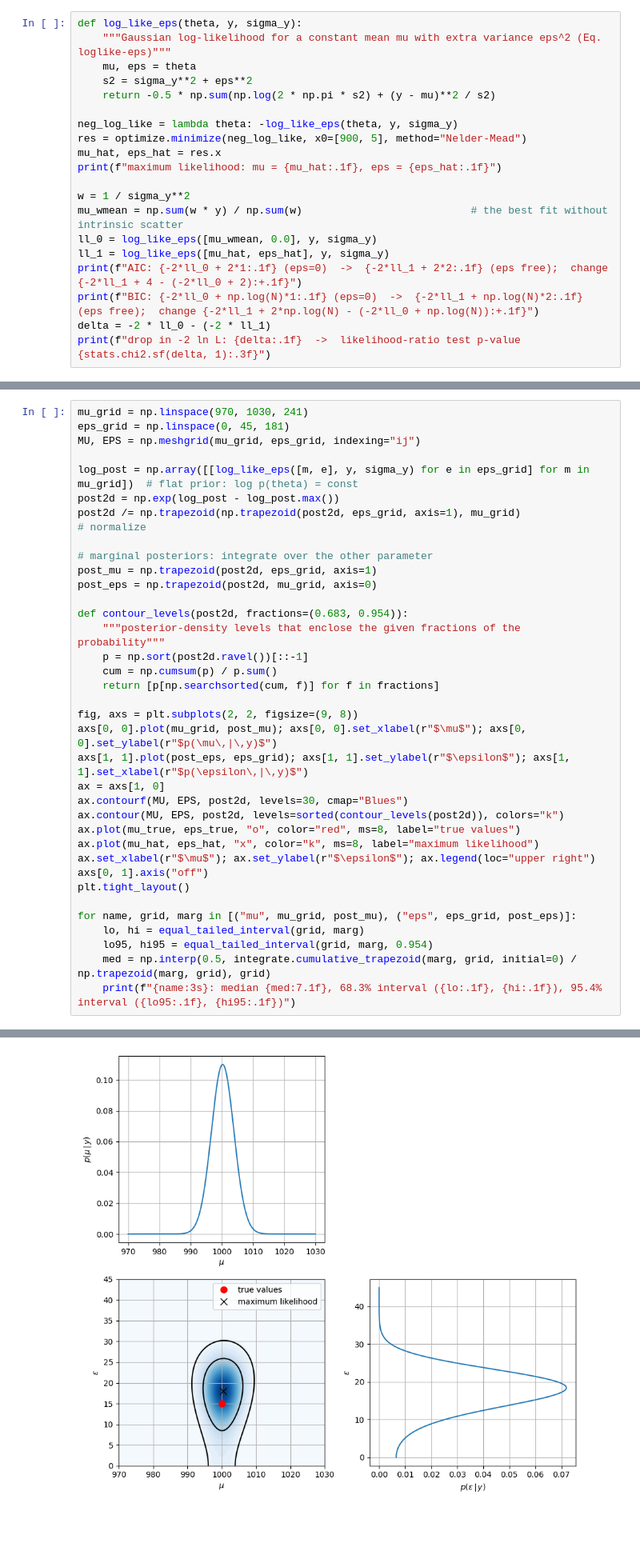
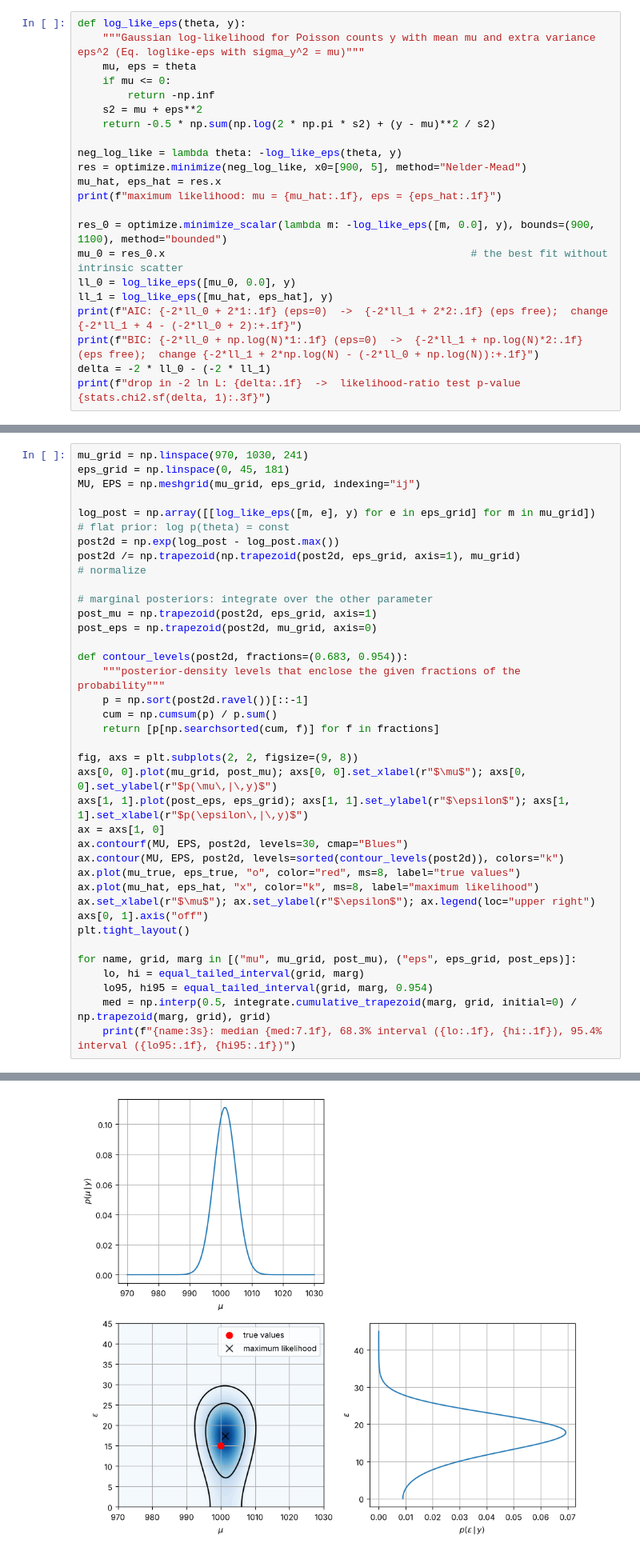
Before and after one commit to sjoertvv/BASTA-lecture-notes, a Jupyter notebook: 04_bayesian_inference.ipynb, the cells around one changed output, grey strips where cells are left out. Shown at 80% size. Drawn from its saved outputs; the diff is of its cells as text; blank space fills up the shorter version.

```diff
--- a/04_bayesian_inference.ipynb
+++ b/04_bayesian_inference.ipynb
@@ -217,19 +216,21 @@ For the Blinky data the model is a constant, $m(x_i,\theta) = \mu$, so the stati
 # %%
-def log_like_eps(theta, y, sigma_y):
-    """Gaussian log-likelihood for a constant mean mu with extra variance eps^2 (Eq. loglike-eps)"""
+def log_like_eps(theta, y):
+    """Gaussian log-likelihood for Poisson counts y with mean mu and extra variance eps^2 (Eq. loglike-eps with sigma_y^2 = mu)"""
     mu, eps = theta
-    s2 = sigma_y**2 + eps**2
+    if mu <= 0:
+        return -np.inf
+    s2 = mu + eps**2
     return -0.5 * np.sum(np.log(2 * np.pi * s2) + (y - mu)**2 / s2)
 
-neg_log_like = lambda theta: -log_like_eps(theta, y, sigma_y)
+neg_log_like = lambda theta: -log_like_eps(theta, y)
 res = optimize.minimize(neg_log_like, x0=[900, 5], method="Nelder-Mead")
 mu_hat, eps_hat = res.x
 print(f"maximum likelihood: mu = {mu_hat:.1f}, eps = {eps_hat:.1f}")
 
-w = 1 / sigma_y**2
-mu_wmean = np.sum(w * y) / np.sum(w)                           # the best fit without intrinsic scatter
-ll_0 = log_like_eps([mu_wmean, 0.0], y, sigma_y)
-ll_1 = log_like_eps([mu_hat, eps_hat], y, sigma_y)
+res_0 = optimize.minimize_scalar(lambda m: -log_like_eps([m, 0.0], y), bounds=(900, 1100), method="bounded")
+mu_0 = res_0.x                                                 # the best fit without intrinsic scatter
+ll_0 = log_like_eps([mu_0, 0.0], y)
+ll_1 = log_like_eps([mu_hat, eps_hat], y)
 print(f"AIC: {-2*ll_0 + 2*1:.1f} (eps=0)  ->  {-2*ll_1 + 2*2:.1f} (eps free);  change {-2*ll_1 + 4 - (-2*ll_0 + 2):+.1f}")
 print(f"BIC: {-2*ll_0 + np.log(N)*1:.1f} (eps=0)  ->  {-2*ll_1 + np.log(N)*2:.1f} (eps free);  change {-2*ll_1 + 2*np.log(N) - (-2*ll_0 + np.log(N)):+.1f}")
 delta = -2 * ll_0 - (-2 * ll_1)
@@ -250,7 +251,7 @@ mu_grid = np.linspace(970, 1030, 241)
 eps_grid = np.linspace(0, 45, 181)
 MU, EPS = np.meshgrid(mu_grid, eps_grid, indexing="ij")
 
-log_post = np.array([[log_like_eps([m, e], y, sigma_y) for e in eps_grid] for m in mu_grid])  # flat prior: log p(theta) = const
+log_post = np.array([[log_like_eps([m, e], y) for e in eps_grid] for m in mu_grid])  # flat prior: log p(theta) = const
 post2d = np.exp(log_post - log_post.max())
 post2d /= np.trapezoid(np.trapezoid(post2d, eps_grid, axis=1), mu_grid)                       # normalize
 
@@ -287,4 +288,4 @@ eps: median    17.7, 68.3% interval (11.4, 23.0), 95.4% interval (3.3, 28.1)
-[figure, old version]
+[figure, new version]
 # %% [markdown]
 Three things to notice.
 
```
Also changed, not shown: parts of 7 cells of this notebook, 10 other files.
